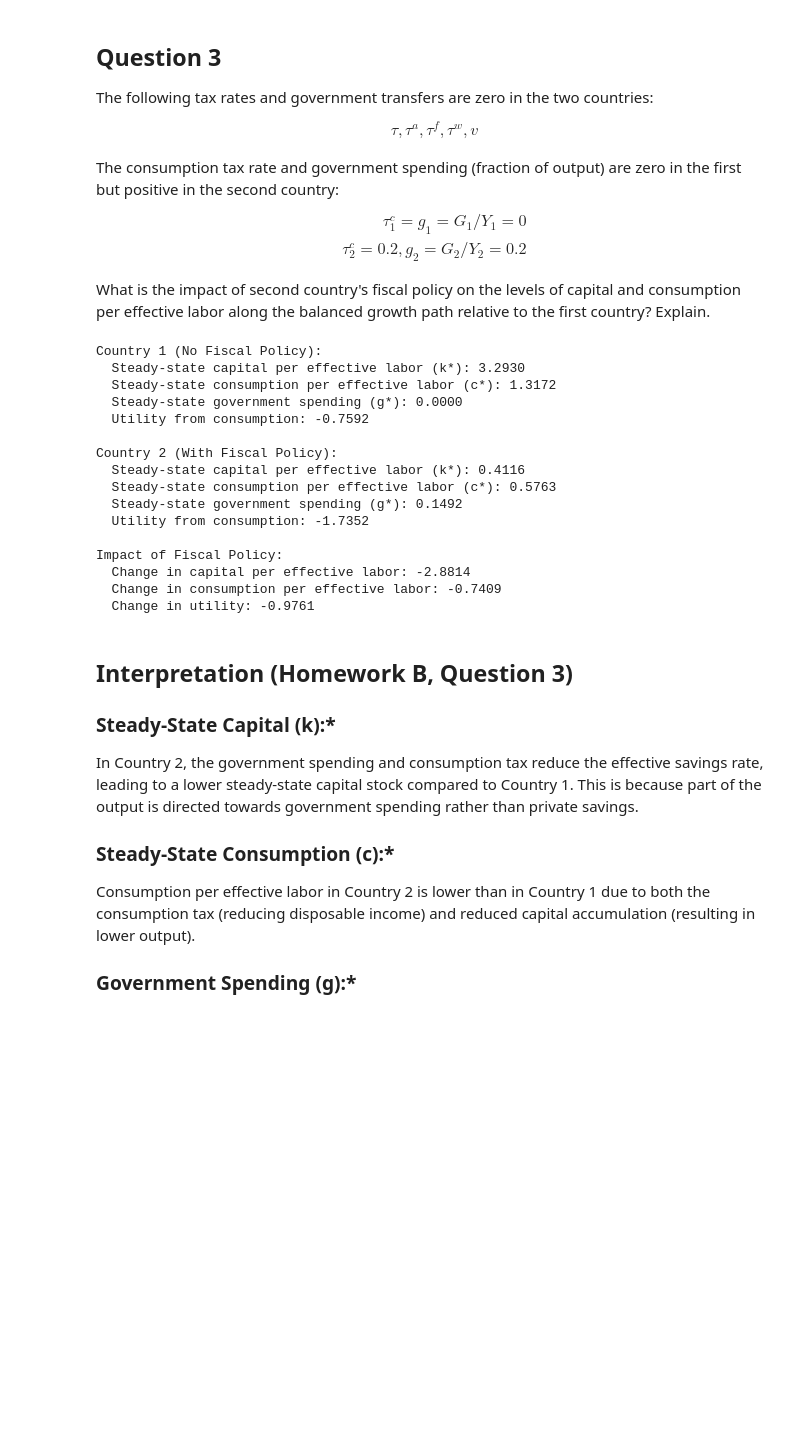
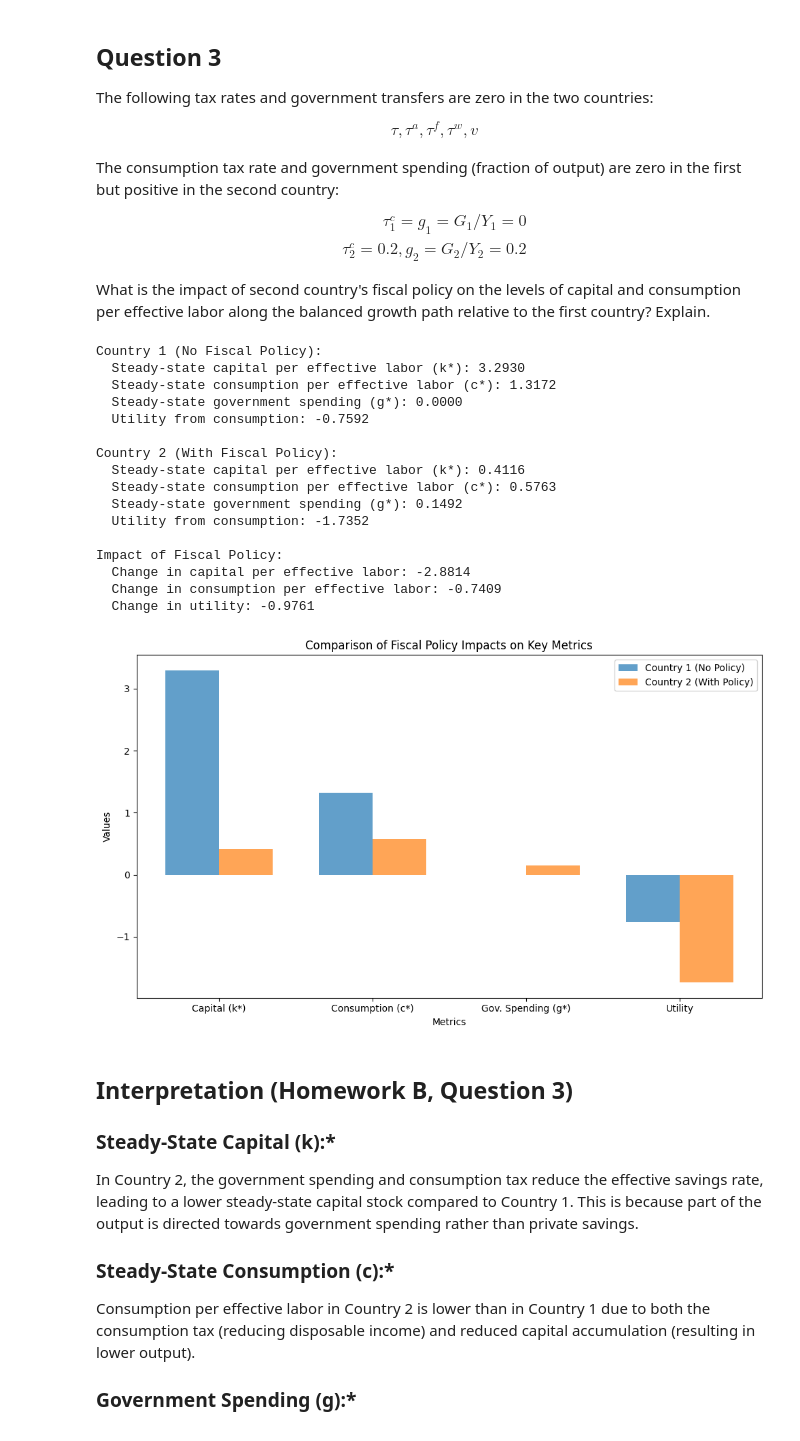
Before and after one commit to OndrejMarvan/Applied_Macroeconomics, a Jupyter notebook: Homework2/Homework_A.ipynb, the cells around one changed output. Drawn from its saved outputs; the diff is of its cells as text; code cells hidden in the pictures; blank space fills up the shorter version.

```diff
--- a/Homework2/Homework_A.ipynb
+++ b/Homework2/Homework_A.ipynb
@@ -198,8 +198,8 @@ The consumption tax rate and government spending (fraction of output) are zero i
 
 What is the impact of second country's fiscal policy on the levels of capital and consumption per effective labor along the balanced growth path relative to the first country? Explain.
 # %%
-# Importing Numpy (only requred library)
 import numpy as np
+import matplotlib.pyplot as plt
 
 # Parameters
 alpha = 0.33  # Capital share
@@ -215,7 +215,7 @@ g1, tau_c1 = 0, 0  # Country 1: No fiscal policy
 g2, tau_c2 = 0.2, 0.2  # Country 2: Government spending and consumption tax
 
 # Function to calculate steady-state capital and consumption per effective labor
-def calculate_steady_state(g, tau_c, alpha, delta, n, theta, s, rho, beta):
+def calculate_steady_state(g, tau_c, alpha, delta, n, theta, s, rho):
     # Effective savings rate considering fiscal policies
     s_effective = s * (1 - tau_c)
 
@@ -232,52 +232,77 @@ def calculate_steady_state(g, tau_c, alpha, delta, n, theta, s, rho, beta):
     c_star = y_star - delta * k_star - g_star
 
     # Utility-based adjustment to consumption
-    utility_c = (c_star ** (1 - rho)) / (1 - rho)  # CRRA utility
+    utility_c = (c_star ** (1 - rho)) / (1 - rho) if rho != 1 else np.log(c_star)
     return k_star, c_star, g_star, utility_c
 
 # Calculate for both countries
-k1, c1, g1_star, u1 = calculate_steady_state(g1, tau_c1, alpha, delta, n, theta, s, rho, beta)
-k2, c2, g2_star, u2 = calculate_steady_state(g2, tau_c2, alpha, delta, n, theta, s, rho, beta)
+k1, c1, g1_star, u1 = calculate_steady_state(g1, tau_c1, alpha, delta, n, theta, s, rho)
+k2, c2, g2_star, u2 = calculate_steady_state(g2, tau_c2, alpha, delta, n, theta, s, rho)
 
-# Results
+# Comparison metrics
+delta_k = k2 - k1
+delta_c = c2 - c1
+delta_u = u2 - u1
+
+# Print results
 print("Country 1 (No Fiscal Policy):")
 print(f"  Steady-state capital per effective labor (k*): {k1:.4f}")
 print(f"  Steady-state consumption per effective labor (c*): {c1:.4f}")
 print(f"  Steady-state government spending (g*): {g1_star:.4f}")
 print(f"  Utility from consumption: {u1:.4f}")
 
 print("\nCountry 2 (With Fiscal Policy):")
 print(f"  Steady-state capital per effective labor (k*): {k2:.4f}")
 print(f"  Steady-state consumption per effective labor (c*): {c2:.4f}")
 print(f"  Steady-state government spending (g*): {g2_star:.4f}")
 print(f"  Utility from consumption: {u2:.4f}")
 
-# Comparison
-delta_k = k2 - k1
-delta_c = c2 - c1
-delta_u = u2 - u1
-
 print("\nImpact of Fiscal Policy:")
 print(f"  Change in capital per effective labor: {delta_k:.4f}")
 print(f"  Change in consumption per effective labor: {delta_c:.4f}")
 print(f"  Change in utility: {delta_u:.4f}")
+
+# Visualization
+labels = ['Capital (k*)', 'Consumption (c*)', 'Gov. Spending (g*)', 'Utility']
+values_country1 = [k1, c1, g1_star, u1]
+values_country2 = [k2, c2, g2_star, u2]
+
+x = np.arange(len(labels))
+width = 0.35
+
+fig, ax = plt.subplots(figsize=(10, 6))
+ax.bar(x - width/2, values_country1, width, label='Country 1 (No Policy)', alpha=0.7)
+ax.bar(x + width/2, values_country2, width, label='Country 2 (With Policy)', alpha=0.7)
+
+# Adding labels and title
+ax.set_xlabel('Metrics')
+ax.set_ylabel('Values')
+ax.set_title('Comparison of Fiscal Policy Impacts on Key Metrics')
+ax.set_xticks(x)
+ax.set_xticklabels(labels)
+ax.legend()
+
+# Display the plot
+plt.tight_layout()
+plt.show()
 # %% [output]
 Country 1 (No Fiscal Policy):
   Steady-state capital per effective labor (k*): 3.2930
   Steady-state consumption per effective labor (c*): 1.3172
   Steady-state government spending (g*): 0.0000
   Utility from consumption: -0.7592
 
 Country 2 (With Fiscal Policy):
   Steady-state capital per effective labor (k*): 0.4116
   Steady-state consumption per effective labor (c*): 0.5763
   Steady-state government spending (g*): 0.1492
   Utility from consumption: -1.7352
 
 Impact of Fiscal Policy:
   Change in capital per effective labor: -2.8814
   Change in consumption per effective labor: -0.7409
   Change in utility: -0.9761
+[figure, added]
 # %% [markdown]
 ## Interpretation (Homework B, Question 3)
 
```
